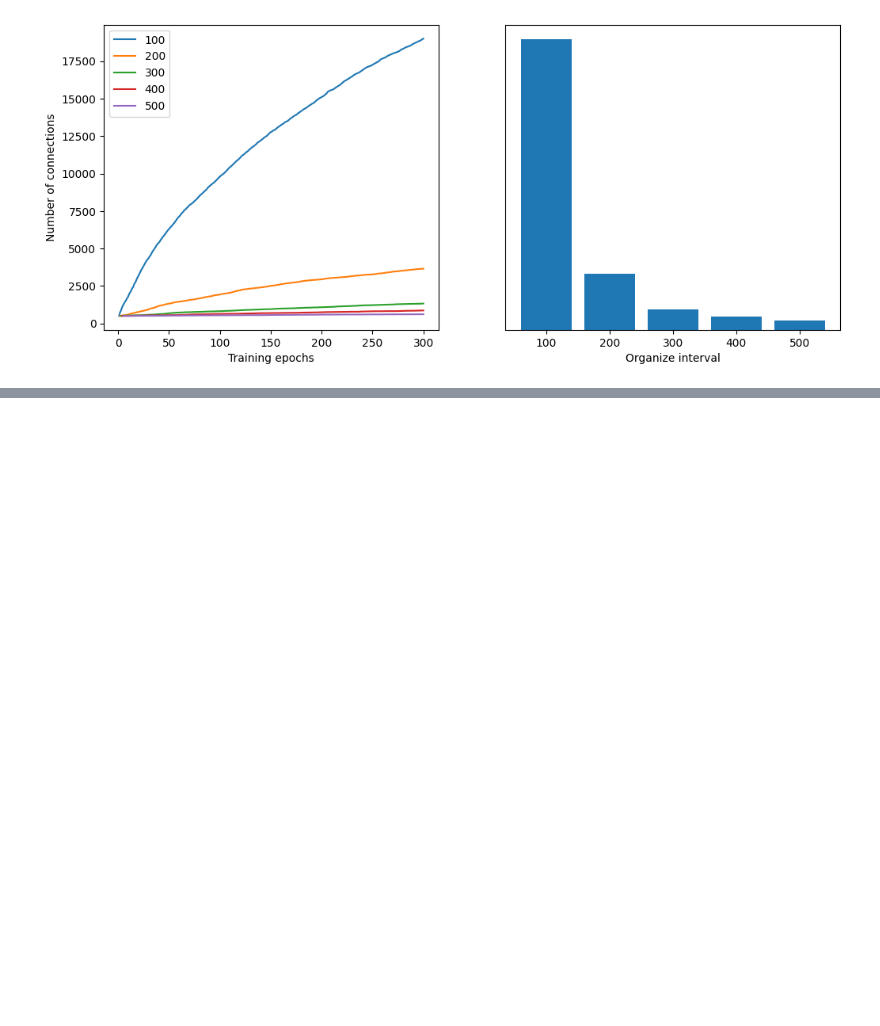
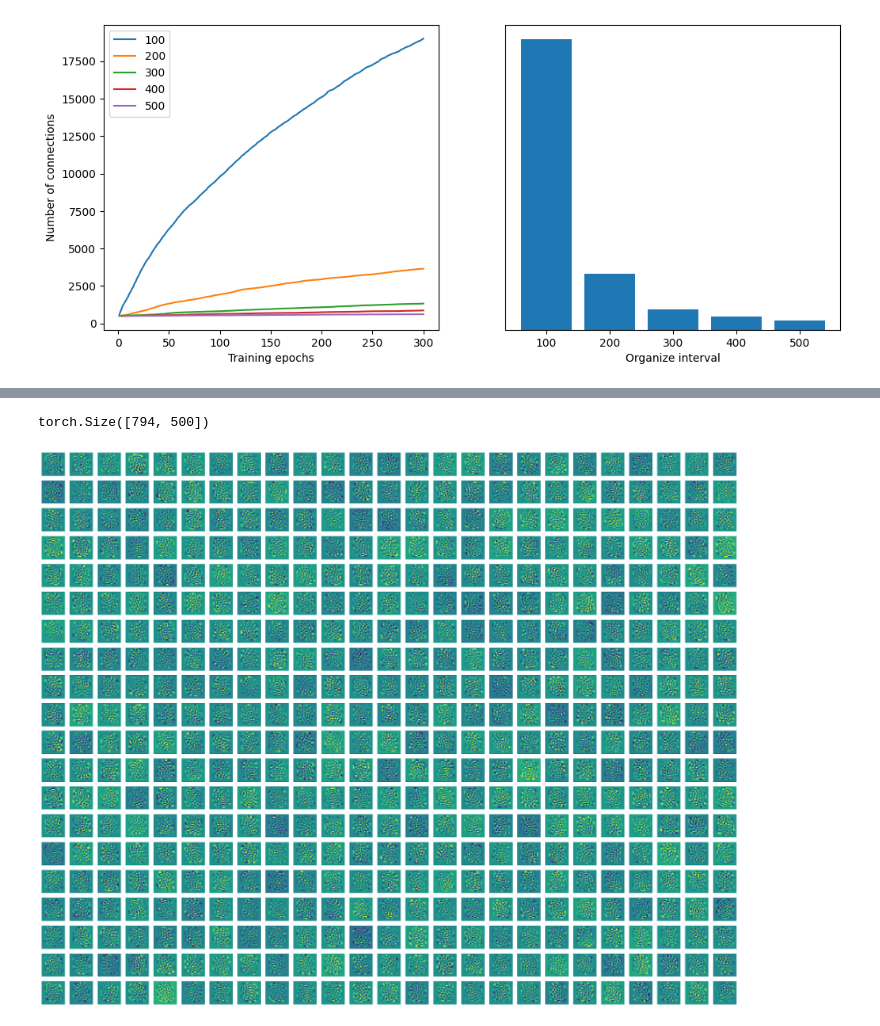
Before and after one commit to wormLove/DCNet, a Jupyter notebook: DCNet2.ipynb, the cells around one changed output, grey strips where cells are left out. Drawn from its saved outputs; the diff is of its cells as text; code cells hidden in the pictures; blank space fills up the shorter version.

```diff
--- a/DCNet2.ipynb
+++ b/DCNet2.ipynb
@@ -208,0 +203,11 @@ for eidx, epoch in tqdm(enumerate(epochs), total=80):
+# %%
+from torch.utils.data import DataLoader, Dataset, RandomSampler
+import transformations
+from transformations import Scale, PadLabel, ToVector
+from loading import SequentialLoader
+
+transform = transformations.Compose([Scale(), PadLabel(10), ToVector()])
+loader = SequentialLoader(mnist_data, transform)
+
+for s in loader(20):
+    print(s.shape, s[0,784:])
@@ -208,0 +235,11 @@ for eidx, epoch in tqdm(enumerate(epochs), total=80):
+# %%
+from initialization import DatasetInitializer
+initializer = DatasetInitializer(mnist_data, transform)
+print(initializer.weights(500).shape)
+# %% [output]
+torch.Size([794, 500])
+# %%
+from plotting import plot_connections
+plot_connections(initializer.weights(500)[:784,:])
+# %% [output]
+[figure, added]
```
Also changed, not shown: parts of 2 cells of this notebook, 1 other file.
